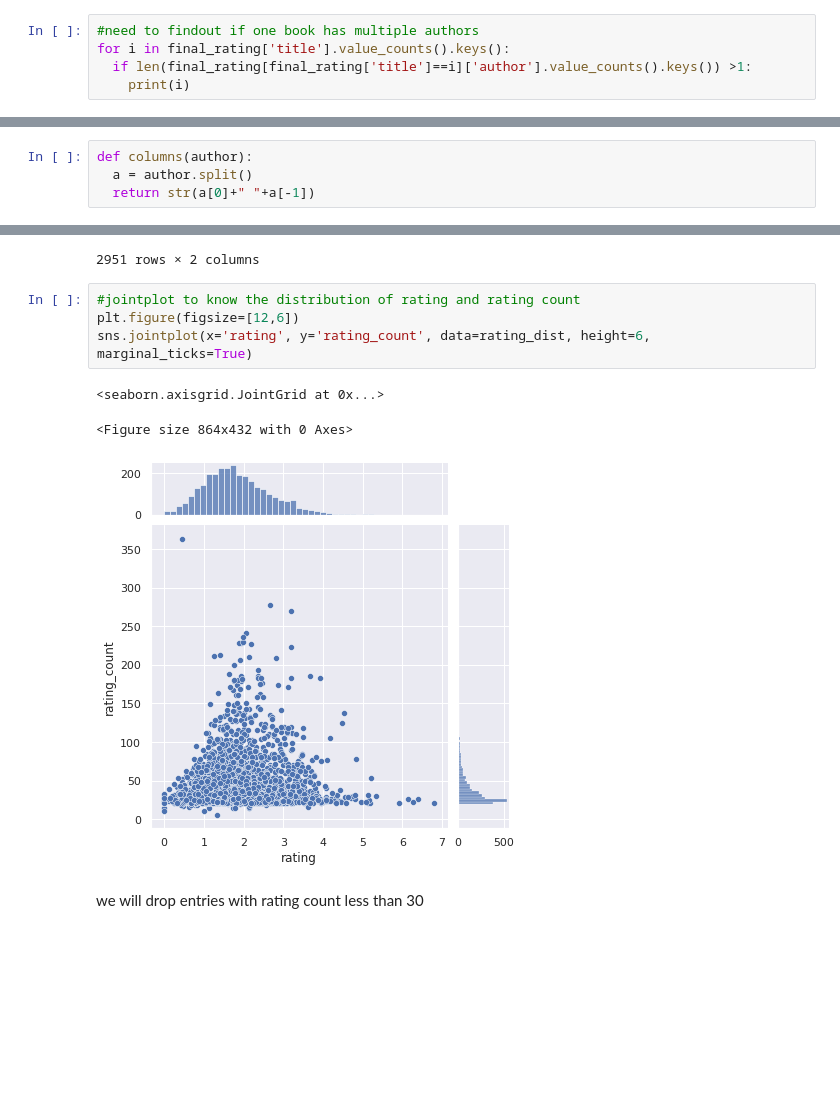
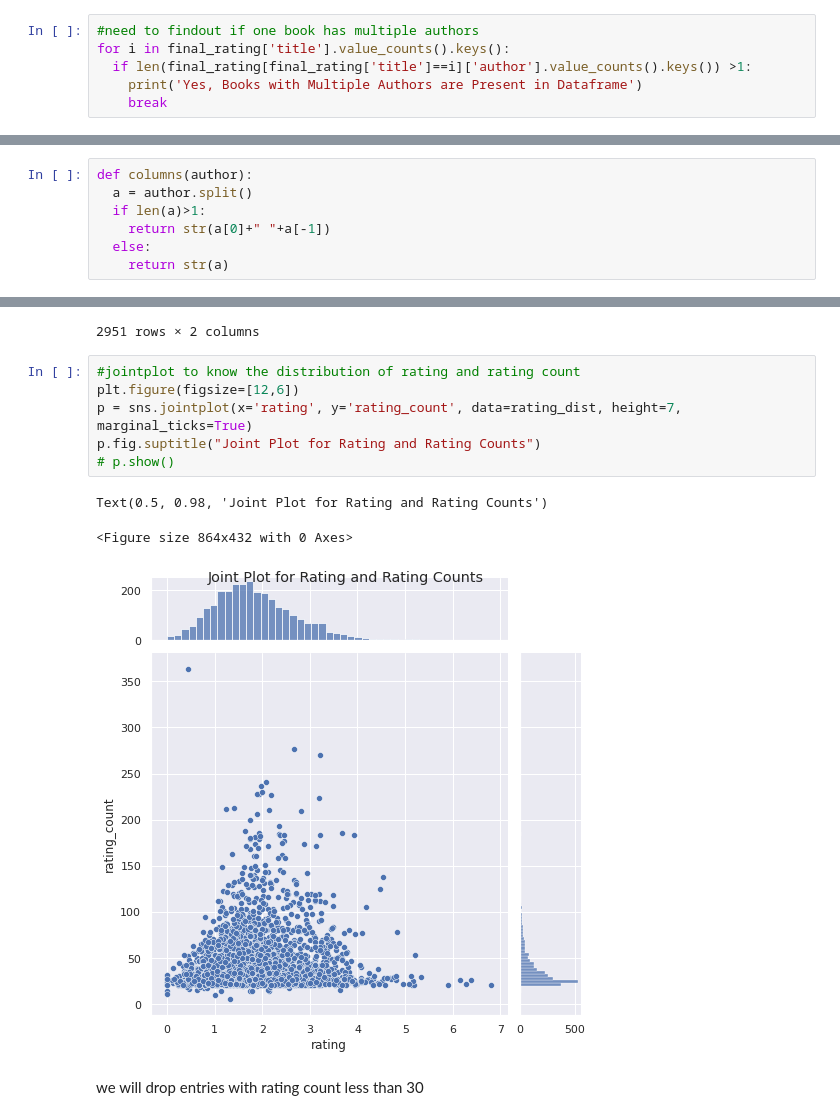
Before and after one commit to chvikas/Book-Recommendation-System, a Jupyter notebook: Book_Recommendation_System_Unsupervised_ML.ipynb, the cells around one changed output, grey strips where cells are left out. Saved outputs shown, nothing was run; the diff lists cells and outputs as text; blank space fills up the shorter version.

```diff
--- a/Book_Recommendation_System_Unsupervised_ML.ipynb
+++ b/Book_Recommendation_System_Unsupervised_ML.ipynb
@@ -832,5 +886,6 @@ Name: title, dtype: int64
 #need to findout if one book has multiple authors
 for i in final_rating['title'].value_counts().keys():
   if len(final_rating[final_rating['title']==i]['author'].value_counts().keys()) >1:
-    print(i)
+    print('Yes, Books with Multiple Authors are Present in Dataframe')
+    break
 # %% [output]
@@ -1129,7 +1168,10 @@ Name: author, dtype: int64
 # %%
 def columns(author):
   a = author.split()
-  return str(a[0]+" "+a[-1])
+  if len(a)>1:
+    return str(a[0]+" "+a[-1])
+  else:
+    return str(a)
 # %%
 final_rating['author'] = final_rating.apply(lambda x: columns(x['author']), axis = 1)
 # %%
@@ -1329,11 +1371,13 @@ rating_dist
 # %%
 #jointplot to know the distribution of rating and rating count
 plt.figure(figsize=[12,6])
-sns.jointplot(x='rating', y='rating_count', data=rating_dist, height=6, marginal_ticks=True)
+p = sns.jointplot(x='rating', y='rating_count', data=rating_dist, height=7, marginal_ticks=True)
+p.fig.suptitle("Joint Plot for Rating and Rating Counts")
+# p.show()
 # %% [output]
-<seaborn.axisgrid.JointGrid at 0x...>
+Text(0.5, 0.98, 'Joint Plot for Rating and Rating Counts')
 <Figure size 864x432 with 0 Axes>
-[figure, old version]
+[figure, new version]
 # %% [markdown]
 we will drop entries with rating count less than 30
 # %%
```
Also changed, not shown: parts of 16 cells of this notebook.
